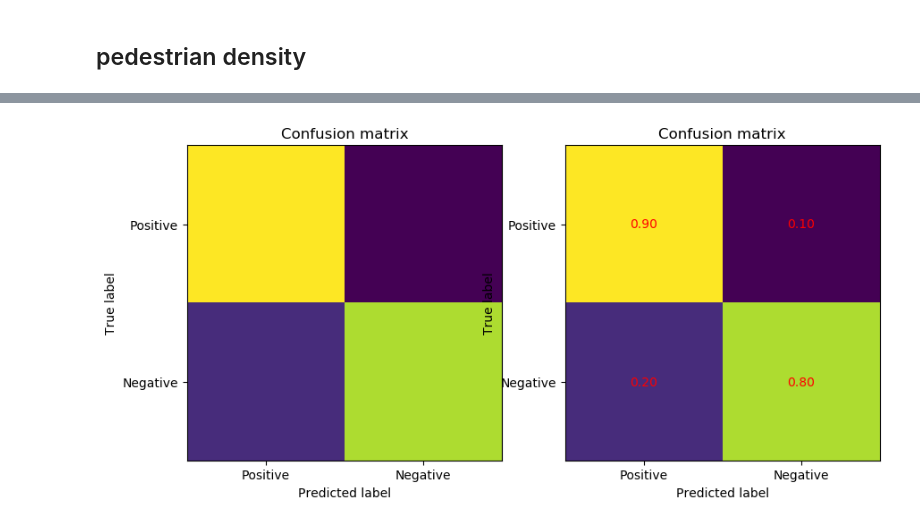
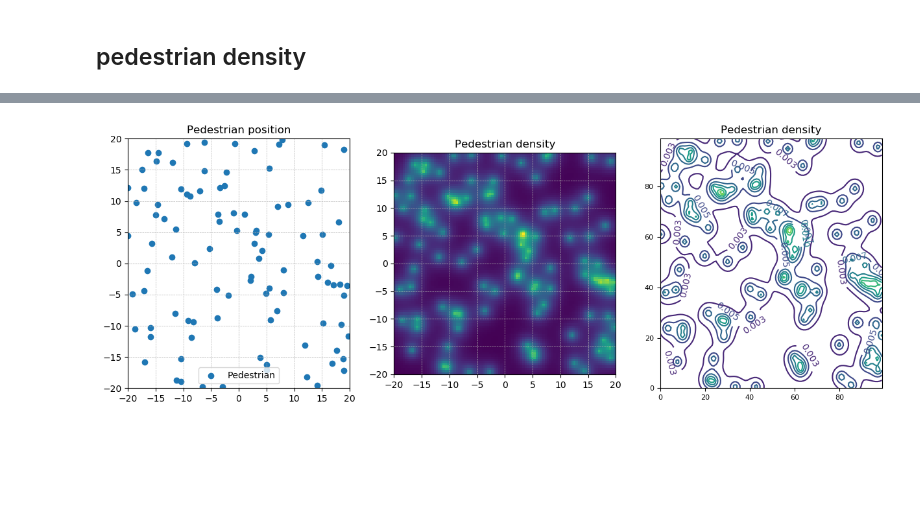
Before and after one commit to White-On/Streamlit_Presentation, a Jupyter notebook: fitness_notebook.ipynb, the cells around one changed output, grey strips where cells are left out. Saved outputs shown, nothing was run; the diff lists cells and outputs as text; code cells hidden in the pictures; blank space fills up the shorter version.

```diff
--- a/fitness_notebook.ipynb
+++ b/fitness_notebook.ipynb
@@ -254,26 +264,12 @@ plt.show()
 # %%
-nb_pedestrian = 10
+nb_pedestrian = 100
 pedestrian_pos = np.random.uniform(-20, 20, (2, nb_pedestrian))
 density_grid = np.zeros((100, 100))
-for i in range(100):
-    for j in range(100):
+for i in range(density_grid.shape[0]):
+    for j in range(density_grid.shape[1]):
         x = -20 + i * 0.4
         y = -20 + j * 0.4
         for k in range(nb_pedestrian):
             density_grid[i, j] += np.exp(-np.linalg.norm([x, y] - pedestrian_pos[:, k]))
 density_grid /= nb_pedestrian
-
-
-
-fig = plt.figure(figsize=(5, 5))
-plt.scatter(pedestrian_pos[0], pedestrian_pos[1], label='Pedestrian')
-plt.xlim(-20, 20)
-plt.ylim(-20, 20)
-plt.xlabel('x')
-plt.ylabel('y')
-plt.title('Pedestrian density')
-plt.grid(True, linewidth=0.5, linestyle='--')
-plt.legend()
-plt.imshow(density_grid, cmap='viridis', extent=(-20, 20, -20, 20))
-plt.colorbar()
-plt.show()
+density_grid = np.rot90(density_grid)
@@ -282,30 +276,25 @@ plt.show()
-# %%
-confusion_matrix = np.array([[0.9, 0.1], [0.2, 0.8]])
-confusion_matrix = confusion_matrix / np.sum(confusion_matrix, axis=1)
-
-fig, axe = plt.subplots(1, 2, figsize=(10, 5))
-axe[0].imshow(confusion_matrix, cmap='viridis')
-axe[0].set_title('Confusion matrix')
-axe[0].set_xlabel('Predicted label')
-axe[0].set_ylabel('True label')
-axe[0].set_xticks([0, 1])
-axe[0].set_yticks([0, 1])
-axe[0].set_xticklabels(['Positive', 'Negative'])
-axe[0].set_yticklabels(['Positive', 'Negative'])
-axe[0].grid(False)
-
-axe[1].imshow(confusion_matrix, cmap='viridis')
-for i in range(2):
-    for j in range(2):
-        axe[1].text(j, i, f'{confusion_matrix[i, j]:.2f}', ha='center', va='center', color='r')
-axe[1].set_title('Confusion matrix')
-axe[1].set_xlabel('Predicted label')
-axe[1].set_ylabel('True label')
-axe[1].set_xticks([0, 1])
-axe[1].set_yticks([0, 1])
-axe[1].set_xticklabels(['Positive', 'Negative'])
-axe[1].set_yticklabels(['Positive', 'Negative'])
-
-plt.show()
-# %% [output]
-[figure, removed]
+# %%
+fig, ax = plt.subplots(1, 3, figsize=(15, 5))
+
+ax[0].scatter(pedestrian_pos[0], pedestrian_pos[1], label='Pedestrian')
+ax[0].set_xlim(-20, 20)
+ax[0].set_ylim(-20, 20)
+ax[0].set_title('Pedestrian position')
+ax[0].grid(True, linewidth=0.5, linestyle='--')
+ax[0].legend()
+
+ax[1].imshow(density_grid, cmap='viridis', extent=(-20, 20, -20, 20))
+ax[1].set_xlim(-20, 20)
+ax[1].set_ylim(-20, 20)
+ax[1].set_title('Pedestrian density')
+ax[1].grid(True, linewidth=0.5, linestyle='--')
+
+density_grid = np.rot90(density_grid.T)
+cs = plt.contour(density_grid, cmap='viridis')
+ax[2].clabel(cs, inline=1, fontsize=10)
+# ax[2].axis('off')
+plt.tick_params(axis='both', which='major', labelsize=8)
+plt.title('Pedestrian density')
+plt.show()
+# %% [output]
+[figure, added]
```
Also changed, not shown: parts of 4 cells of this notebook, 7 other files.
